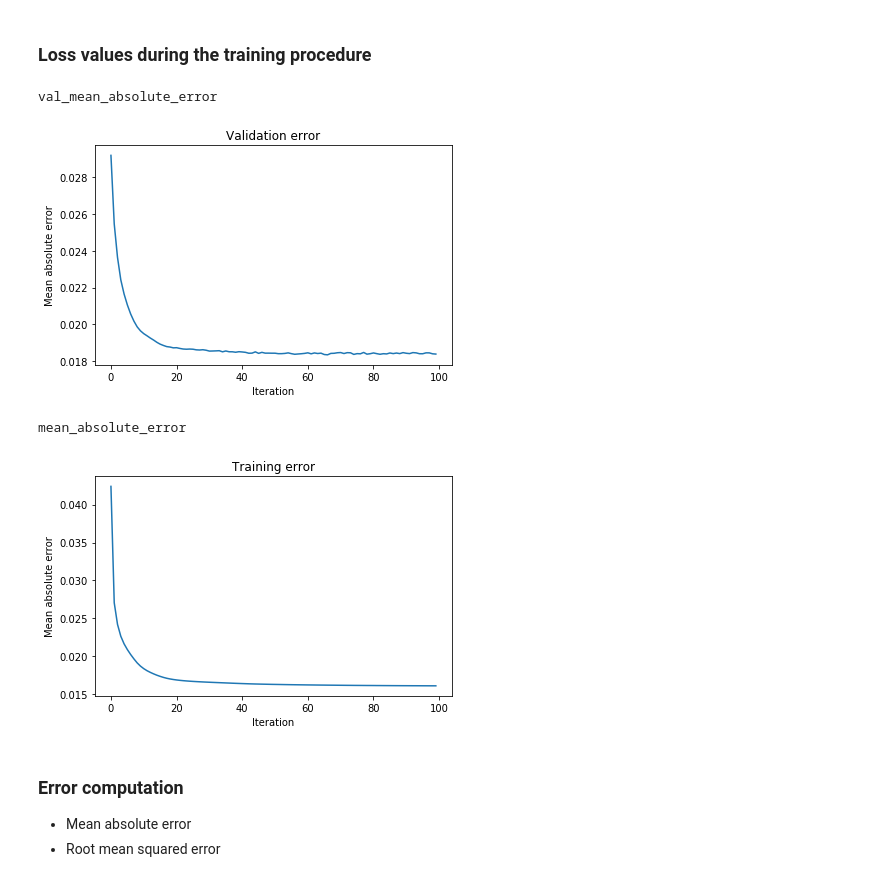
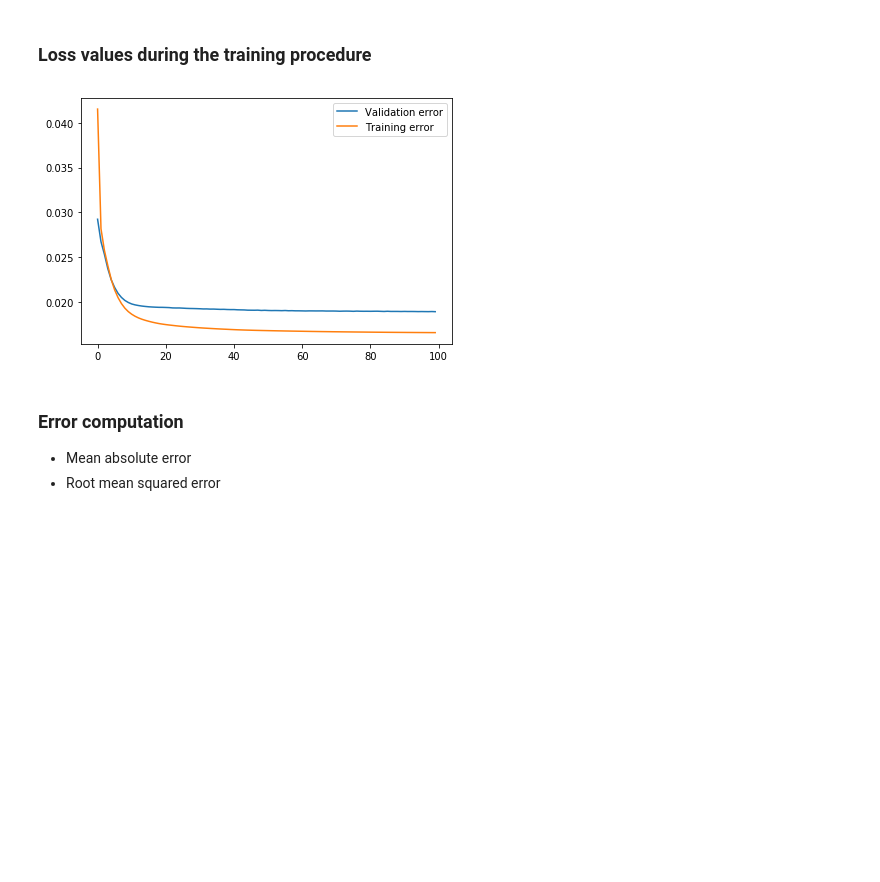
Before and after one commit to lgervasoni/urbansprawl, a Jupyter notebook: examples/8-Disaggregated-population-estimates-Neural-networks-approach.ipynb, the cells around one changed output. Cells and saved outputs as stored; diff of their text form; code cells hidden in the pictures; blank space fills up the shorter version.

```diff
--- a/examples/8-Disaggregated-population-estimates-Neural-networks-approach.ipynb
+++ b/examples/8-Disaggregated-population-estimates-Neural-networks-approach.ipynb
@@ -350,25 +368,23 @@ Wall time: 13min 59s
 # %% [markdown]
 ### Loss values during the training procedure
 # %%
+fig = plt.figure()
+ax = fig.add_subplot(1, 1, 1)
 # Plot metrics
 for k in history.history.keys():
     if ("mean_absolute_error" not in k): continue
-    print(k)
-    plt.plot(history.history[k])
-    if ("val" in k):
-        plt.title("Validation error")
-    else:
-        plt.title("Training error")
-    plt.xlabel("Iteration")
-    plt.ylabel("Mean absolute error")
-    plt.tight_layout()
-    plt.savefig("images/CNN_" + k + '.png', dpi=600, pad_inches=0)
-    plt.show()
+    if ("val" in k): l = "Validation error"
+    else: l = "Training error"
+    ax.plot(history.history[k], label=l)
+
+ax.xaxis.set_label("Iteration")
+ax.yaxis.set_label("Mean absolute error")
+ax.legend(loc='upper right')
+fig.tight_layout()
+fig.savefig("images/CNN_" + k + '.png', dpi=200, pad_inches=0)
+plt.show()
 # %% [output]
-val_mean_absolute_error
-[figure, old version]
+[figure, new version]
-mean_absolute_error
-[figure, removed]
 # %% [markdown]
 ### Error computation
 * Mean absolute error
```
Also changed, not shown: parts of 14 cells of this notebook, 1 other file.
